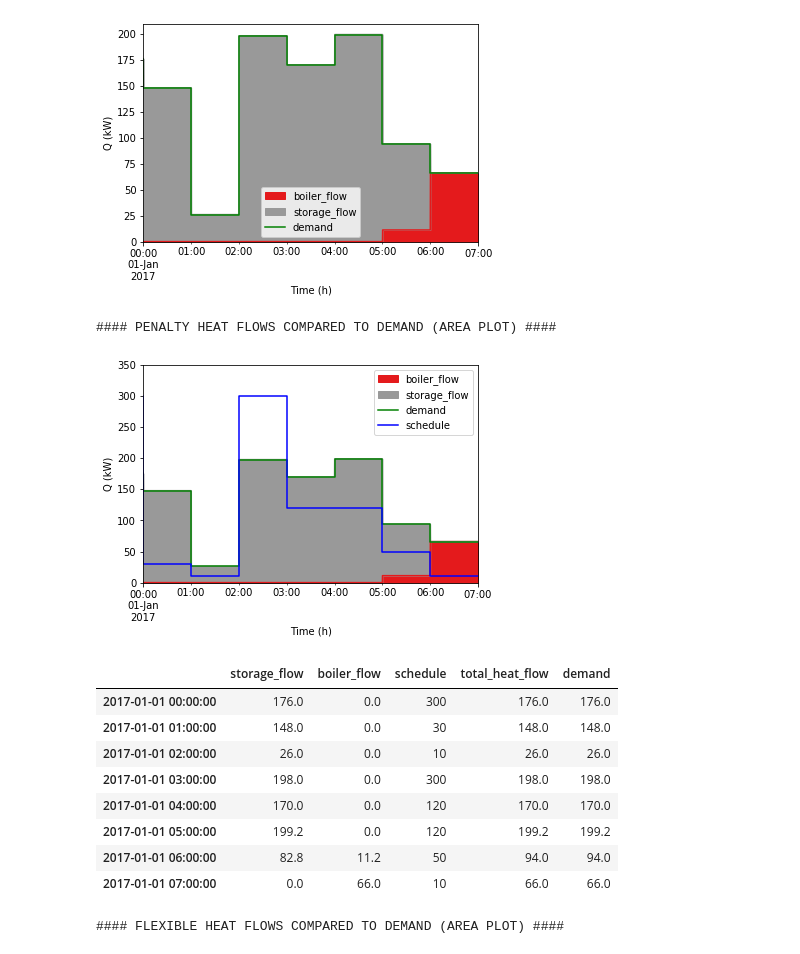
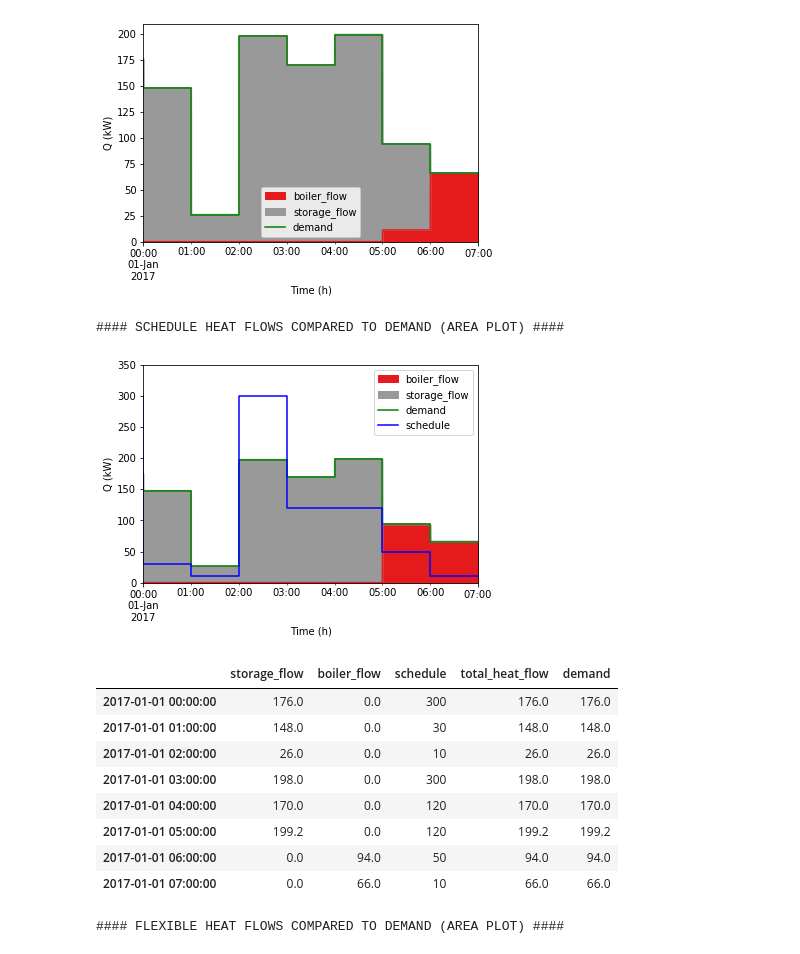
Before and after one commit to oemof/oemof-examples, a Jupyter notebook: oemof_examples/oemof.solph/v0.4.x/schedule_flow/flow_schedule.ipynb, the cells around one changed output. Saved outputs shown, nothing was run; the diff lists cells and outputs as text; code cells hidden in the pictures.

```diff
--- a/oemof_examples/oemof.solph/v0.4.x/schedule_flow/flow_schedule.ipynb
+++ b/oemof_examples/oemof.solph/v0.4.x/schedule_flow/flow_schedule.ipynb
@@ -188,12 +191,12 @@ Total time (CPU seconds):       0.00   (Wallclock seconds):       0.01
 # %%
 # boiler heat flow
 res_boiler_regular = results[(boiler_regular, b_th_regular)]["sequences"]
-res_boiler_penalty = results[(boiler_penalty, b_th_penalty)]["sequences"]
+res_boiler_schedule = results[(boiler_schedule, b_th_schedule)]["sequences"]
 res_boiler_flex = results[(boiler_flex, b_th_flex)]["sequences"]
 
 # storage heat flows
 stor2h_reg = results[(storage_th_regular, b_th_regular)]["sequences"]
-stor2h_pen = results[(storage_th_penalty, b_th_penalty)]["sequences"]
+stor2h_sched = results[(storage_th_schedule, b_th_schedule)]["sequences"]
 stor2h_flex = results[(storage_th_flex, b_th_flex)]["sequences"]
 
 # demand
@@ -203,23 +206,23 @@ demand.index = res_boiler_regular.index
 
 # actual flow to demand
 th2demand_reg = results[(b_th_regular, demand_th_regular)]["sequences"]
-th2demand_pen = results[(b_th_penalty, demand_th_penalty)]["sequences"]
+th2demand_sched = results[(b_th_schedule, demand_th_schedule)]["sequences"]
 th2demand_flex = results[(b_th_flex, demand_th_flex)]["sequences"]
 
 # summarize heat flows from boiler and storage compared to demand
 tot_flow_reg = calc_total_flows(stor2h_reg, res_boiler_regular, th2demand_reg, demand)
-tot_flow_pen = calc_total_flows(stor2h_pen, res_boiler_penalty, th2demand_pen, demand, schedule)
+tot_flow_sched = calc_total_flows(stor2h_sched, res_boiler_schedule, th2demand_sched, demand, schedule)
 tot_flow_flex = calc_total_flows(stor2h_flex, res_boiler_flex, th2demand_flex, demand, schedule_flex)
 
 # put all boiler activities in one df
 all_activities = pd.DataFrame(data={"reg_boiler": res_boiler_regular["flow"],
-                                    "pen_boiler": res_boiler_penalty["flow"],
+                                    "sched_boiler": res_boiler_schedule["flow"],
                                    "flex_boiler": res_boiler_flex["flow"]})
 
 
 # storage capacities
 res_stor_reg = results[(storage_th_regular, None)]["sequences"]
-res_stor_pen = results[(storage_th_penalty, None)]["sequences"]
+res_stor_sched = results[(storage_th_schedule, None)]["sequences"]
 res_stor_flex = results[(storage_th_flex, None)]["sequences"]
 
 # storage heat flows
@@ -261,18 +264,18 @@ stor_boil_flow_pen = prep_area_plot(tot_flow_pen)
 #### REGULAR HEAT FLOWS COMPARED TO DEMAND (AREA PLOT) ####
 [figure]
 # %%
-print("\n\n#### PENALTY HEAT FLOWS COMPARED TO DEMAND (AREA PLOT) ####\n\n")
-stor_boil_flow_pen = prep_area_plot(tot_flow_pen)
-ax = stor_boil_flow_pen[stor_boil_flow_pen.columns.difference(['schedule'])].plot(kind="area", colormap = "Set1")
+print("\n\n#### SCHEDULE HEAT FLOWS COMPARED TO DEMAND (AREA PLOT) ####\n\n")
+stor_boil_flow_sched = prep_area_plot(tot_flow_sched)
+ax = stor_boil_flow_sched[stor_boil_flow_sched.columns.difference(['schedule'])].plot(kind="area", colormap = "Set1")
 ax.set_xlabel('Time (h)')
 ax.set_ylabel('Q (kW)')
 demand.plot(kind = "line", drawstyle='steps-pre', ax=ax, linewidth=1.5, color = "GREEN", ylim=(0,350))
 schedule_df.plot(kind = "line", drawstyle='steps-pre', ax=ax, linewidth=1.5, color = "BLUE")
 plt.show()
-tot_flow_pen
+tot_flow_sched
 # %% [output]
-#### PENALTY HEAT FLOWS COMPARED TO DEMAND (AREA PLOT) ####
+#### SCHEDULE HEAT FLOWS COMPARED TO DEMAND (AREA PLOT) ####
-[figure, old version]
+[figure, new version]
 |  | storage_flow | boiler_flow | schedule | total_heat_flow | demand |
 | 2017-01-01 00:00:00 | 176.0 | 0.0 | 300 | 176.0 | 176.0 |
 | 2017-01-01 01:00:00 | 148.0 | 0.0 | 30 | 148.0 | 148.0 |
@@ -280,7 +283,7 @@ tot_flow_pen
 | 2017-01-01 03:00:00 | 198.0 | 0.0 | 300 | 198.0 | 198.0 |
 | 2017-01-01 04:00:00 | 170.0 | 0.0 | 120 | 170.0 | 170.0 |
 | 2017-01-01 05:00:00 | 199.2 | 0.0 | 120 | 199.2 | 199.2 |
-| 2017-01-01 06:00:00 | 82.8 | 11.2 | 50 | 94.0 | 94.0 |
+| 2017-01-01 06:00:00 | 0.0 | 94.0 | 50 | 94.0 | 94.0 |
 | 2017-01-01 07:00:00 | 0.0 | 66.0 | 10 | 66.0 | 66.0 |
 # %%
 print("\n\n#### FLEXIBLE HEAT FLOWS COMPARED TO DEMAND (AREA PLOT) ####\n\n")
```
Also changed, not shown: parts of 6 cells of this notebook, 1 other file.
